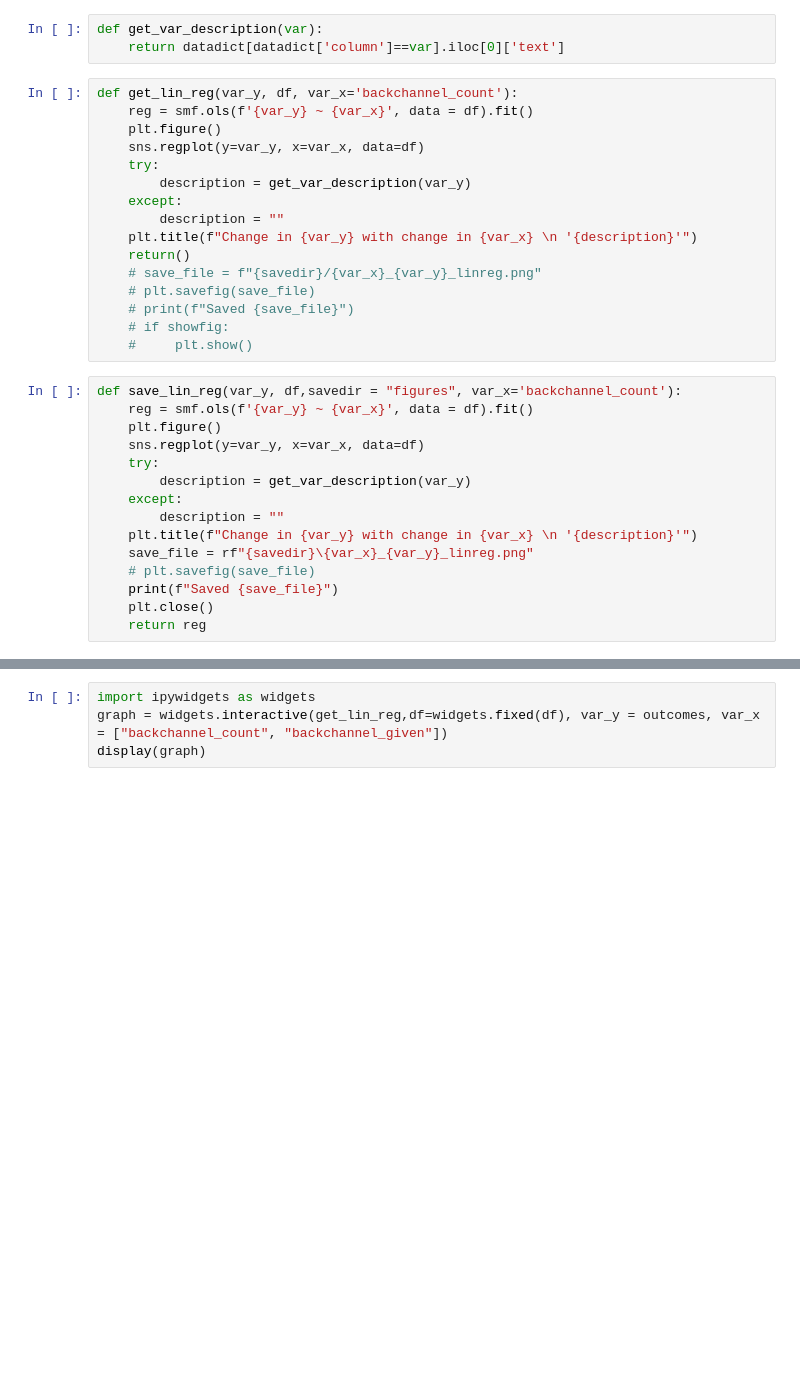
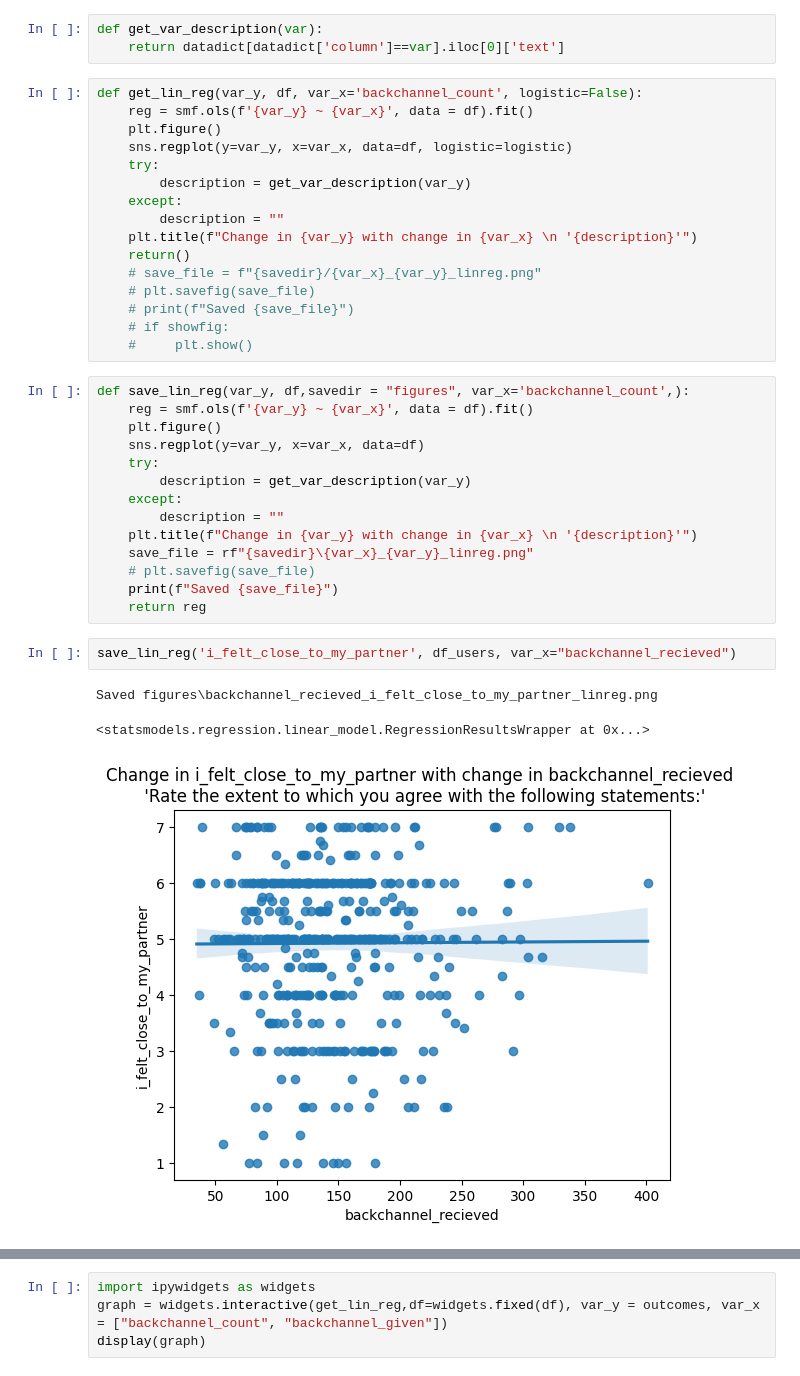
Before and after one commit to Hclover2003/natconv, a Jupyter notebook: natconv.ipynb, the cells around one changed output, grey strips where cells are left out. Saved outputs shown, nothing was run; the diff lists cells and outputs as text; blank space fills up the shorter version.

```diff
--- a/natconv.ipynb
+++ b/natconv.ipynb
@@ -357,10 +525,10 @@ sns.heatmap(df[outcomes+["backchannel_count"]].corr())
 def get_var_description(var):
     return datadict[datadict['column']==var].iloc[0]['text']
 # %%
-def get_lin_reg(var_y, df, var_x='backchannel_count'):
+def get_lin_reg(var_y, df, var_x='backchannel_count', logistic=False):
     reg = smf.ols(f'{var_y} ~ {var_x}', data = df).fit()
     plt.figure()
-    sns.regplot(y=var_y, x=var_x, data=df)
+    sns.regplot(y=var_y, x=var_x, data=df, logistic=logistic)
     try:
         description = get_var_description(var_y)
     except:
@@ -373,7 +541,7 @@ def get_lin_reg(var_y, df, var_x='backchannel_count'):
     # if showfig:
     #     plt.show()
 # %%
-def save_lin_reg(var_y, df,savedir = "figures", var_x='backchannel_count'):
+def save_lin_reg(var_y, df,savedir = "figures", var_x='backchannel_count',):
     reg = smf.ols(f'{var_y} ~ {var_x}', data = df).fit()
     plt.figure()
     sns.regplot(y=var_y, x=var_x, data=df)
@@ -385,5 +553,10 @@ def save_lin_reg(var_y, df,savedir = "figures", var_x='backchannel_count'):
     save_file = rf"{savedir}\{var_x}_{var_y}_linreg.png"
     # plt.savefig(save_file)
     print(f"Saved {save_file}")
-    plt.close()
     return reg
+# %%
+save_lin_reg('i_felt_close_to_my_partner', df_users, var_x="backchannel_recieved")
+# %% [output]
+Saved figures\backchannel_recieved_i_felt_close_to_my_partner_linreg.png
+<statsmodels.regression.linear_model.RegressionResultsWrapper at 0x...>
+[figure, added]
```
Also changed, not shown: parts of 75 cells of this notebook, 51 other files.
